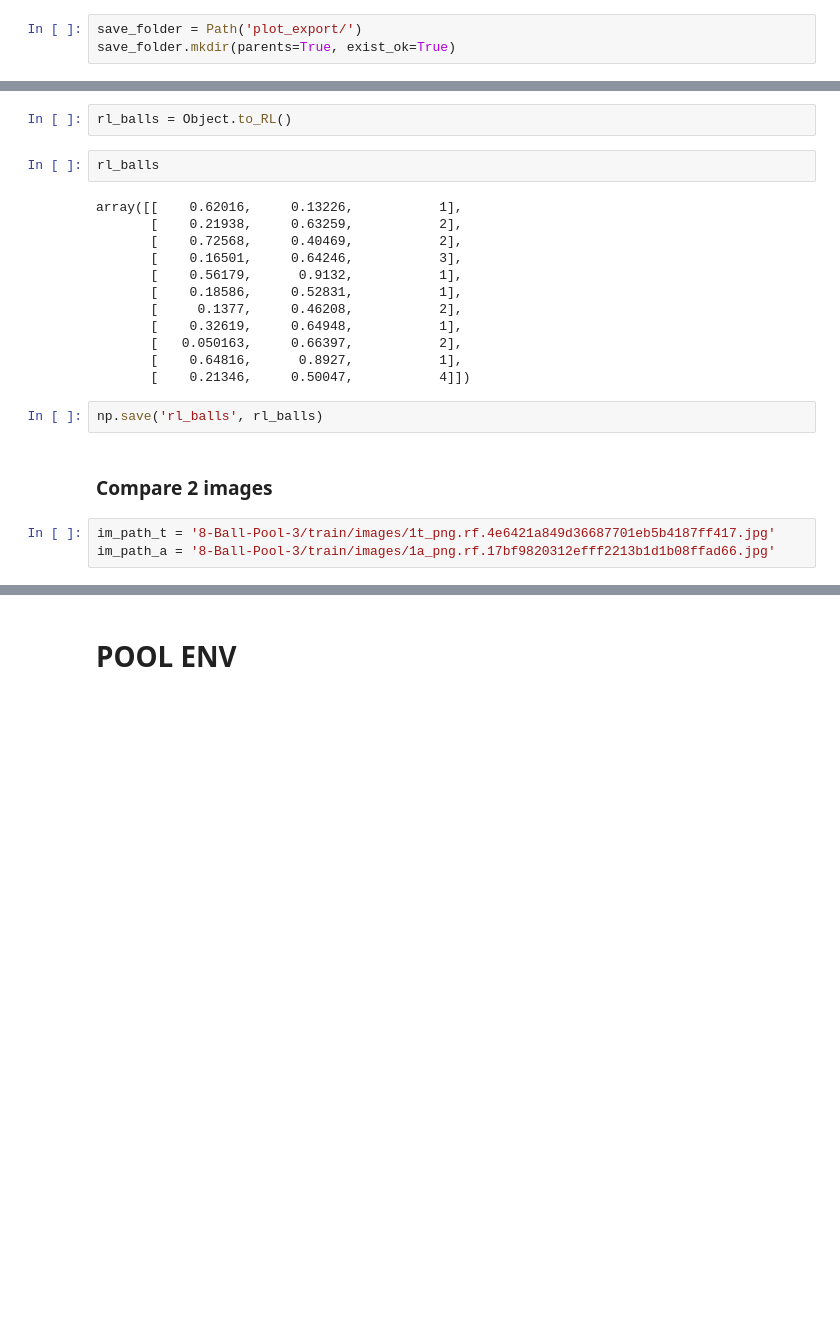
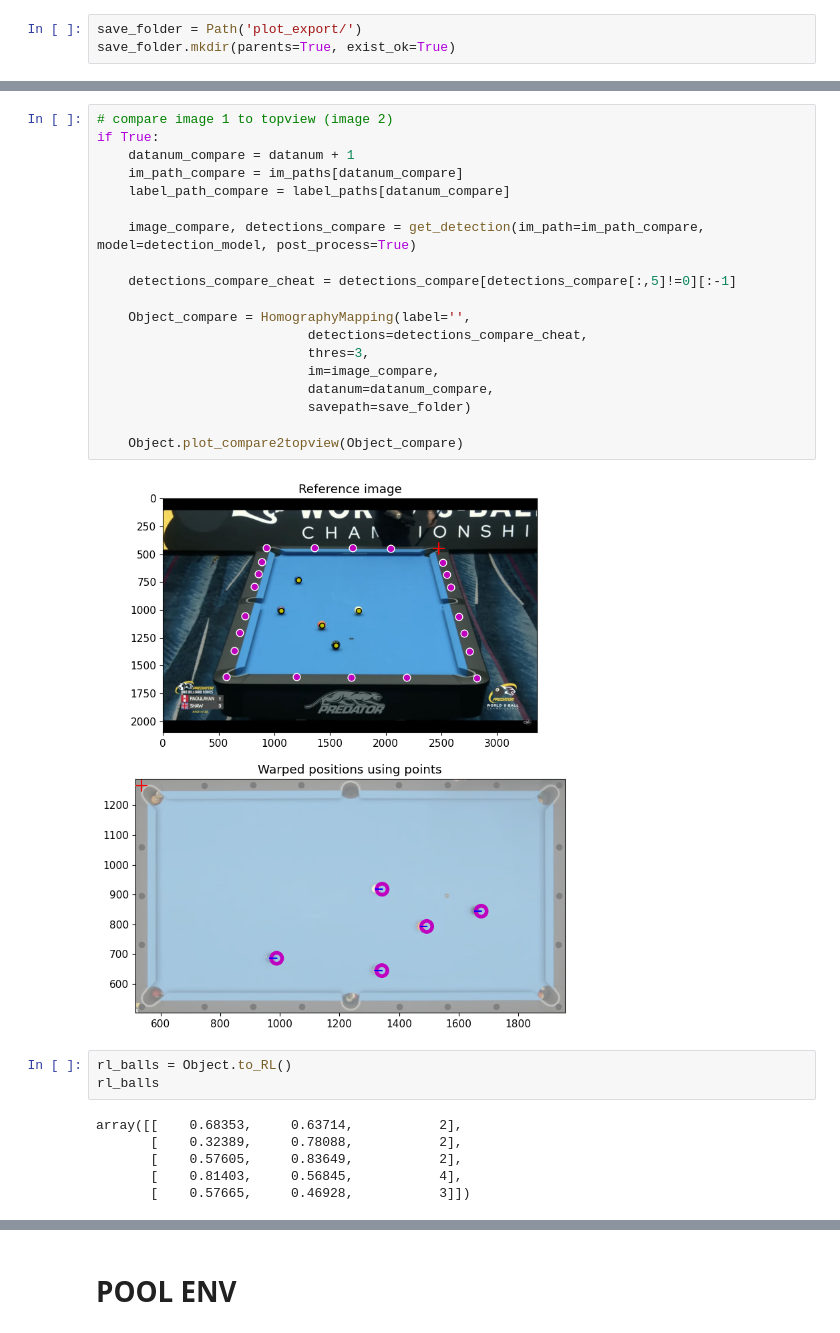
Before and after one commit to viktorseba/pix2pockets, a Jupyter notebook: pix2pockets_demo.ipynb, the cells around one changed output, grey strips where cells are left out. Drawn from its saved outputs; the diff is of its cells as text; blank space fills up the shorter version.

```diff
--- a/pix2pockets_demo.ipynb
+++ b/pix2pockets_demo.ipynb
@@ -142,23 +116,30 @@ H, template_points, found_points, ball_H, dist_error, viewtype, warpedim = Objec
+# %%
+# compare image 1 to topview (image 2)
+if True:
+    datanum_compare = datanum + 1
+    im_path_compare = im_paths[datanum_compare]
+    label_path_compare = label_paths[datanum_compare]
+
+    image_compare, detections_compare = get_detection(im_path=im_path_compare, model=detection_model, post_process=True)
+
+    detections_compare_cheat = detections_compare[detections_compare[:,5]!=0][:-1]
+
+    Object_compare = HomographyMapping(label='',
+                           detections=detections_compare_cheat,
+                           thres=3,
+                           im=image_compare,
+                           datanum=datanum_compare,
+                           savepath=save_folder)
+
+    Object.plot_compare2topview(Object_compare)
+# %% [output]
+[figure, added]
 # %%
 rl_balls = Object.to_RL()
+rl_balls
+# %% [output]
+array([[    0.68353,     0.63714,           2],
+       [    0.32389,     0.78088,           2],
+       [    0.57605,     0.83649,           2],
+       [    0.81403,     0.56845,           4],
+       [    0.57665,     0.46928,           3]])
-# %%
-rl_balls
-# %% [output]
-array([[    0.62016,     0.13226,           1],
-       [    0.21938,     0.63259,           2],
-       [    0.72568,     0.40469,           2],
-       [    0.16501,     0.64246,           3],
-       [    0.56179,      0.9132,           1],
-       [    0.18586,     0.52831,           1],
-       [     0.1377,     0.46208,           2],
-       [    0.32619,     0.64948,           1],
-       [   0.050163,     0.66397,           2],
-       [    0.64816,      0.8927,           1],
-       [    0.21346,     0.50047,           4]])
-# %%
-np.save('rl_balls', rl_balls)
-# %% [markdown]
-### Compare 2 images
-# %%
-im_path_t = '8-Ball-Pool-3/train/images/1t_png.rf.4e6421a849d36687701eb5b4187ff417.jpg'
-im_path_a = '8-Ball-Pool-3/train/images/1a_png.rf.17bf9820312efff2213b1d1b08ffad66.jpg'
```
Also changed, not shown: parts of 15 cells of this notebook, 14 other files.
